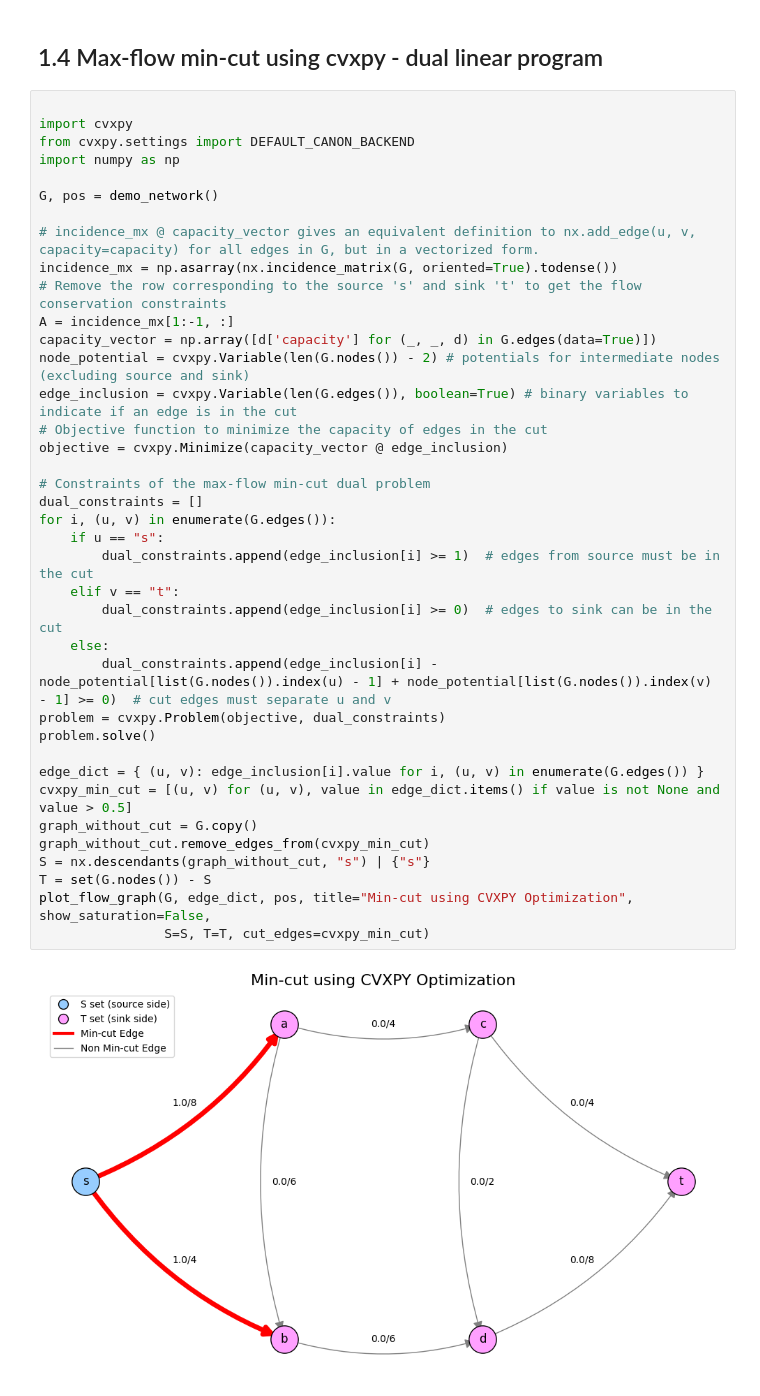
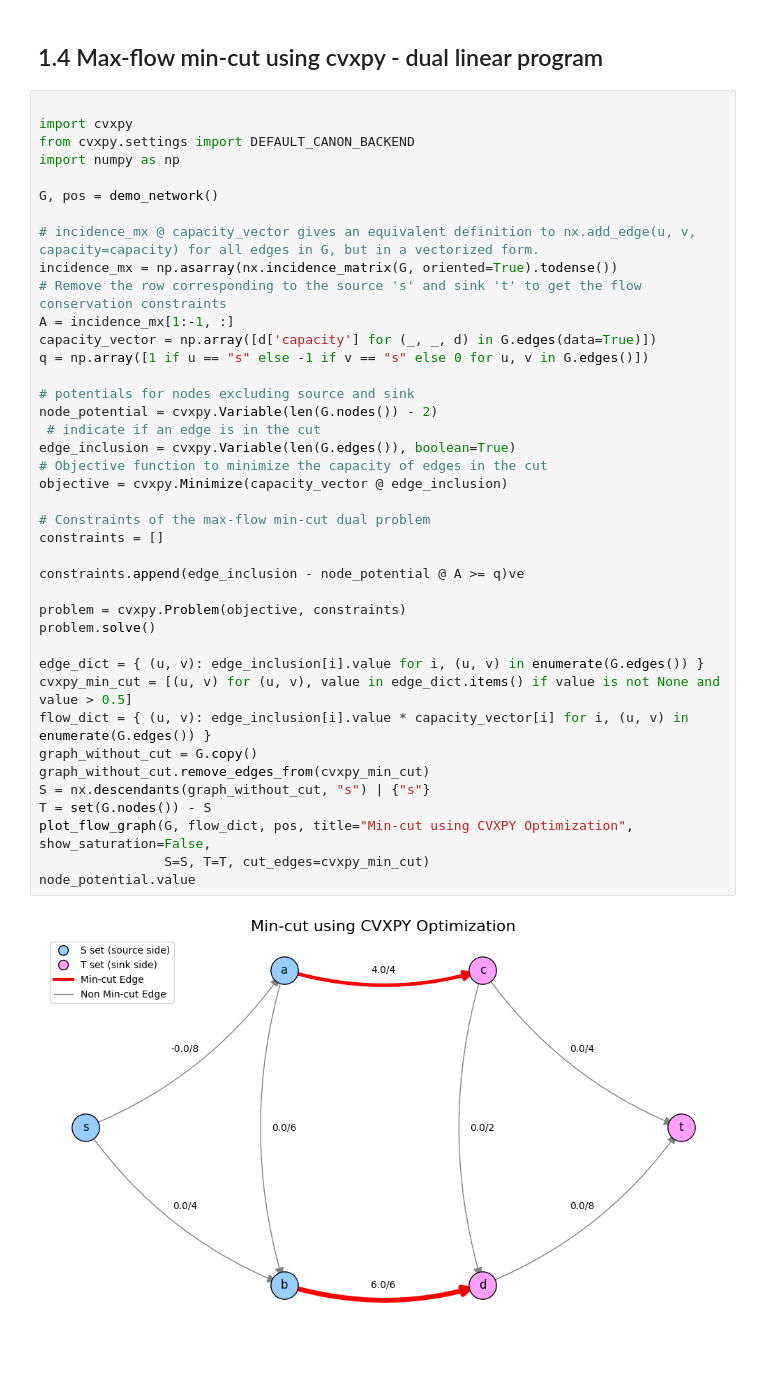
Before and after one commit to CichySA/P_Discrete_Math, a Jupyter notebook: Main_szymon.ipynb, the cells around one changed output. Cells and saved outputs as stored; diff of their text form; blank space fills up the shorter version.

```diff
--- a/Main_szymon.ipynb
+++ b/Main_szymon.ipynb
@@ -111,40 +110,42 @@ plot_flow_graph(G, flow_dict, pos, title="Maximum Flow using CVXPY Optimization"
 # %%
 
 import cvxpy
 from cvxpy.settings import DEFAULT_CANON_BACKEND
 import numpy as np
 
 G, pos = demo_network()
 
 # incidence_mx @ capacity_vector gives an equivalent definition to nx.add_edge(u, v, capacity=capacity) for all edges in G, but in a vectorized form.
 incidence_mx = np.asarray(nx.incidence_matrix(G, oriented=True).todense())
 # Remove the row corresponding to the source 's' and sink 't' to get the flow conservation constraints
 A = incidence_mx[1:-1, :]
 capacity_vector = np.array([d['capacity'] for (_, _, d) in G.edges(data=True)])
-node_potential = cvxpy.Variable(len(G.nodes()) - 2) # potentials for intermediate nodes (excluding source and sink)
-edge_inclusion = cvxpy.Variable(len(G.edges()), boolean=True) # binary variables to indicate if an edge is in the cut
+q = np.array([1 if u == "s" else -1 if v == "s" else 0 for u, v in G.edges()])
+
+# potentials for nodes excluding source and sink
+node_potential = cvxpy.Variable(len(G.nodes()) - 2)
+ # indicate if an edge is in the cut
+edge_inclusion = cvxpy.Variable(len(G.edges()), boolean=True)
 # Objective function to minimize the capacity of edges in the cut
 objective = cvxpy.Minimize(capacity_vector @ edge_inclusion)
 
 # Constraints of the max-flow min-cut dual problem
-dual_constraints = []
-for i, (u, v) in enumerate(G.edges()):
-    if u == "s":
-        dual_constraints.append(edge_inclusion[i] >= 1)  # edges from source must be in the cut
-    elif v == "t":
-        dual_constraints.append(edge_inclusion[i] >= 0)  # edges to sink can be in the cut
-    else:
-        dual_constraints.append(edge_inclusion[i] - node_potential[list(G.nodes()).index(u) - 1] + node_potential[list(G.nodes()).index(v) - 1] >= 0)  # cut edges must separate u and v
-problem = cvxpy.Problem(objective, dual_constraints)
+constraints = []
+
+constraints.append(edge_inclusion - node_potential @ A >= q)ve
+
+problem = cvxpy.Problem(objective, constraints)
 problem.solve()
 
 edge_dict = { (u, v): edge_inclusion[i].value for i, (u, v) in enumerate(G.edges()) }
 cvxpy_min_cut = [(u, v) for (u, v), value in edge_dict.items() if value is not None and value > 0.5]
+flow_dict = { (u, v): edge_inclusion[i].value * capacity_vector[i] for i, (u, v) in enumerate(G.edges()) }
 graph_without_cut = G.copy()
 graph_without_cut.remove_edges_from(cvxpy_min_cut)
 S = nx.descendants(graph_without_cut, "s") | {"s"}
 T = set(G.nodes()) - S
-plot_flow_graph(G, edge_dict, pos, title="Min-cut using CVXPY Optimization", show_saturation=False,
+plot_flow_graph(G, flow_dict, pos, title="Min-cut using CVXPY Optimization", show_saturation=False,
                 S=S, T=T, cut_edges=cvxpy_min_cut)
+node_potential.value
 # %% [output]
-[figure, old version]
+[figure, new version]
```
Also changed, not shown: parts of 6 cells of this notebook, 23 other files.
